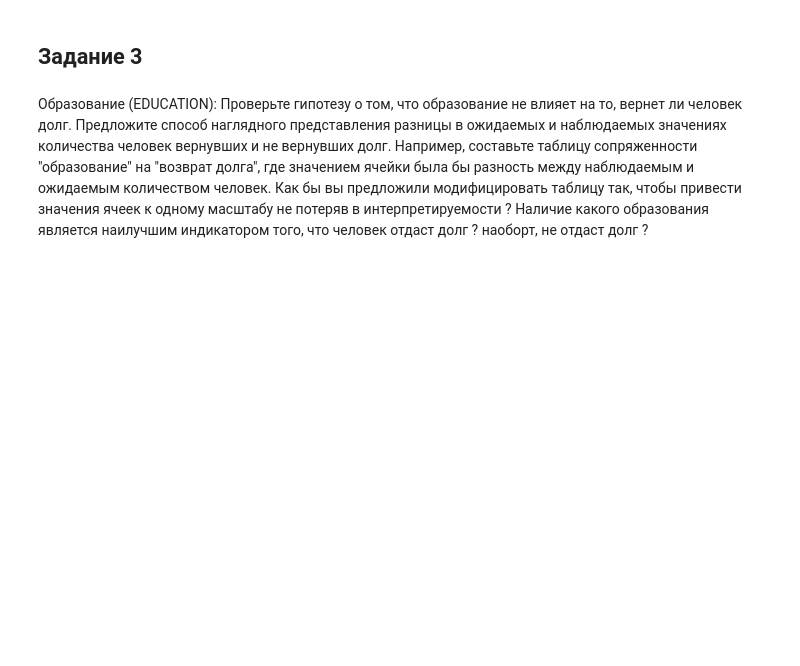
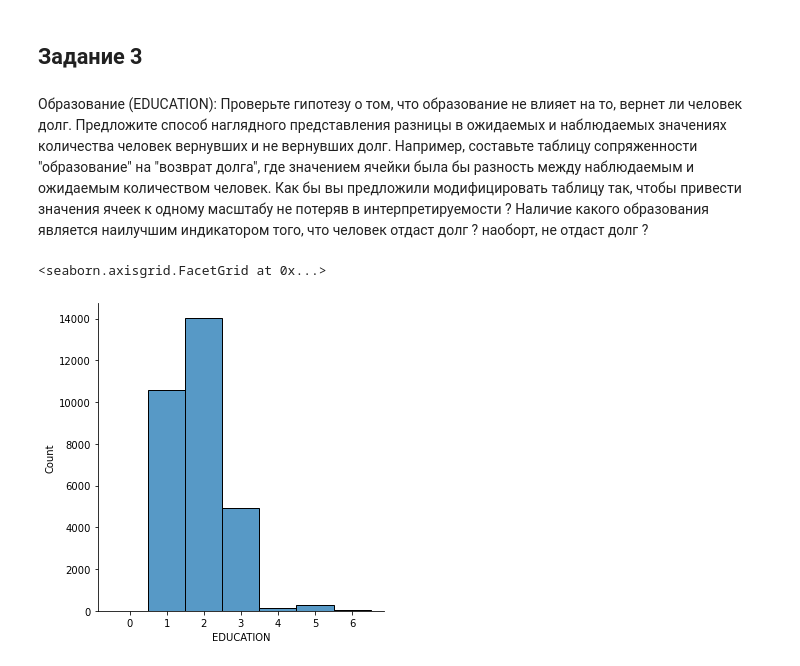
Before and after one commit to kisnikser/Machine-Learning-and-Data-Analysis, a Jupyter notebook: Построение выводов по данным/Неделя 4/Скоринг/bank_scoring.ipynb, the cells around one changed output. Drawn from its saved outputs; the diff is of its cells as text; code cells hidden in the pictures; blank space fills up the shorter version.

```diff
--- a/Построение выводов по данным/Неделя 4/Скоринг/bank_scoring.ipynb
+++ b/Построение выводов по данным/Неделя 4/Скоринг/bank_scoring.ipynb
@@ -242,3 +245,8 @@ p-value: 4.472866521609831e-12
 ## Задание 3
 # %% [markdown]
 Образование (EDUCATION): Проверьте гипотезу о том, что образование не влияет на то, вернет ли человек долг.  Предложите способ наглядного представления разницы в ожидаемых и наблюдаемых значениях количества человек вернувших и не вернувших долг. Например, составьте таблицу сопряженности "образование" на "возврат долга", где значением ячейки была бы  разность между наблюдаемым и ожидаемым количеством человек.  Как бы вы предложили модифицировать таблицу так, чтобы привести значения ячеек к одному масштабу не потеряв в интерпретируемости ?  Наличие какого образования является наилучшим индикатором того, что человек  отдаст долг ? наоборт, не отдаст долг ?
+# %%
+sns.displot(data, x = data.EDUCATION, discrete = True)
+# %% [output]
+<seaborn.axisgrid.FacetGrid at 0x...>
+[figure, added]
```
Also changed, not shown: parts of 54 cells of this notebook, 4 other files.
